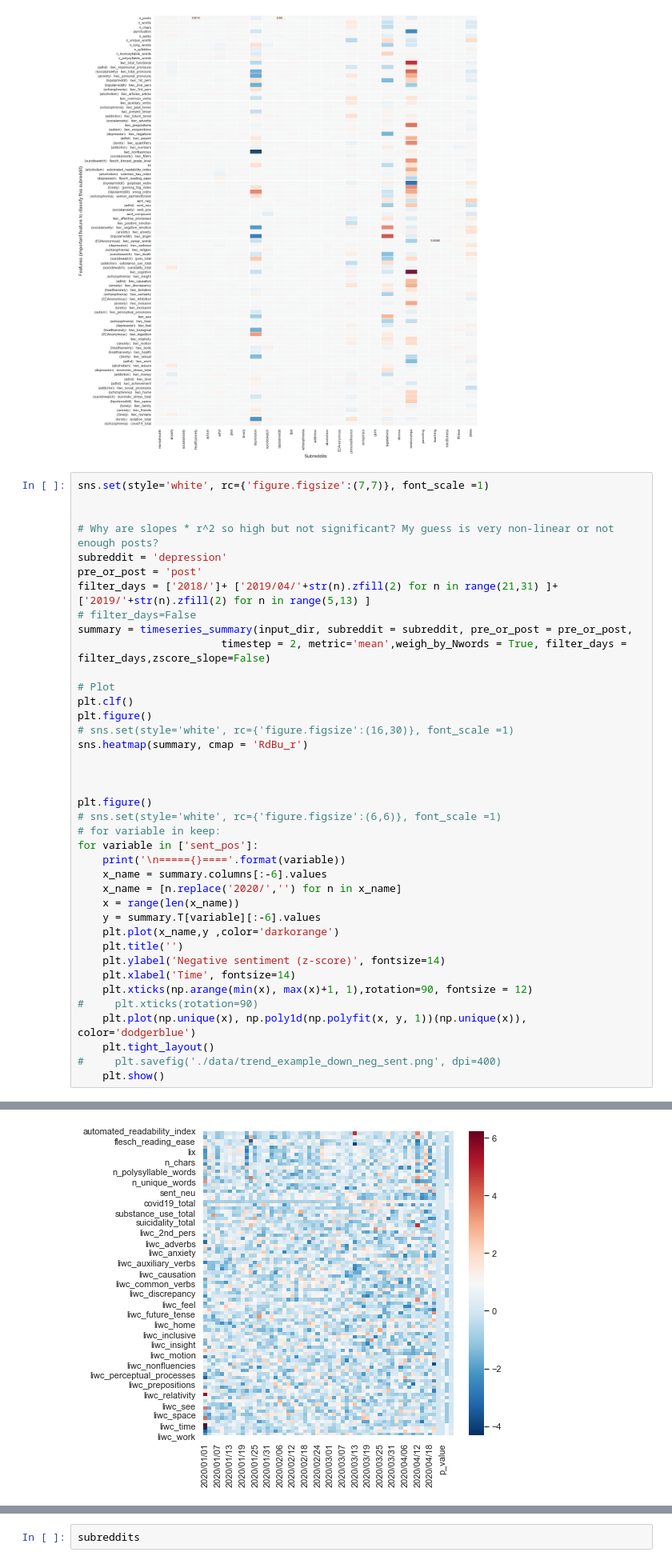
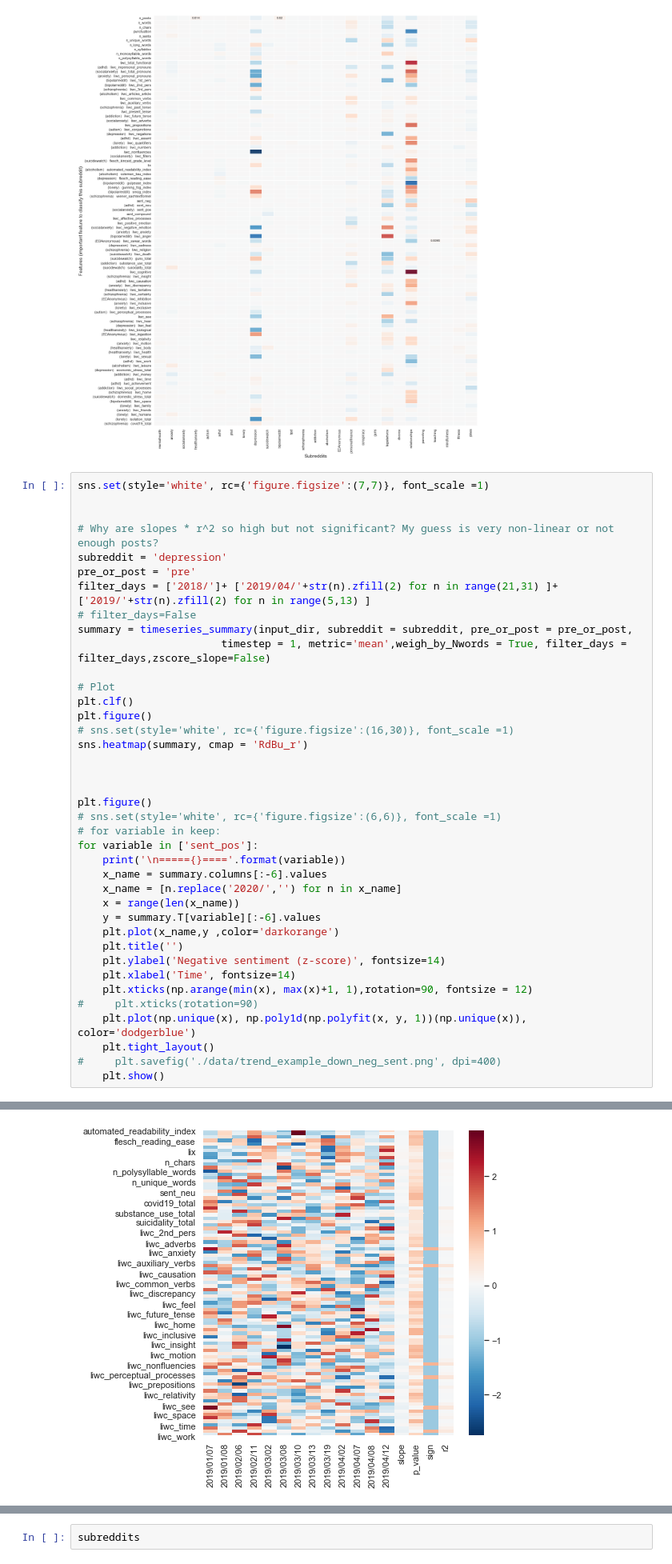
Before and after one commit to danielmlow/reddit, a Jupyter notebook: reddit_descriptive.ipynb, the cells around one changed output, grey strips where cells are left out. Shown at 80% size. Saved outputs shown, nothing was run; the diff lists cells and outputs as text.

```diff
--- a/reddit_descriptive.ipynb
+++ b/reddit_descriptive.ipynb
@@ -754,40 +754,40 @@ sns.set(style='white', rc={'figure.figsize':(7,7)}, font_scale =1)
 
 # Why are slopes * r^2 so high but not significant? My guess is very non-linear or not enough posts?
 subreddit = 'depression'
-pre_or_post = 'post'
+pre_or_post = 'pre'
 filter_days = ['2018/']+ ['2019/04/'+str(n).zfill(2) for n in range(21,31) ]+['2019/'+str(n).zfill(2) for n in range(5,13) ]
 # filter_days=False
 summary = timeseries_summary(input_dir, subreddit = subreddit, pre_or_post = pre_or_post,
-                       timestep = 2, metric='mean',weigh_by_Nwords = True, filter_days = filter_days,zscore_slope=False)
+                       timestep = 1, metric='mean',weigh_by_Nwords = True, filter_days = filter_days,zscore_slope=False)
 
 # Plot
 plt.clf()
 plt.figure()
 # sns.set(style='white', rc={'figure.figsize':(16,30)}, font_scale =1)
 sns.heatmap(summary, cmap = 'RdBu_r')
 
 
 
 plt.figure()
 # sns.set(style='white', rc={'figure.figsize':(6,6)}, font_scale =1)
 # for variable in keep:
 for variable in ['sent_pos']:
     print('\n====={}===='.format(variable))
     x_name = summary.columns[:-6].values
     x_name = [n.replace('2020/','') for n in x_name]
     x = range(len(x_name))
     y = summary.T[variable][:-6].values
     plt.plot(x_name,y ,color='darkorange')
     plt.title('')
     plt.ylabel('Negative sentiment (z-score)', fontsize=14)
     plt.xlabel('Time', fontsize=14)
     plt.xticks(np.arange(min(x), max(x)+1, 1),rotation=90, fontsize = 12)
 #     plt.xticks(rotation=90)
     plt.plot(np.unique(x), np.poly1d(np.polyfit(x, y, 1))(np.unique(x)), color='dodgerblue')
     plt.tight_layout()
 #     plt.savefig('./data/trend_example_down_neg_sent.png', dpi=400)
     plt.show()
 # %% [output]
 =====sent_pos====
 <Figure size 504x504 with 0 Axes>
-[figure, old version]
+[figure, new version]
```
Also changed, not shown: parts of 1 cell of this notebook, 2 other files.
